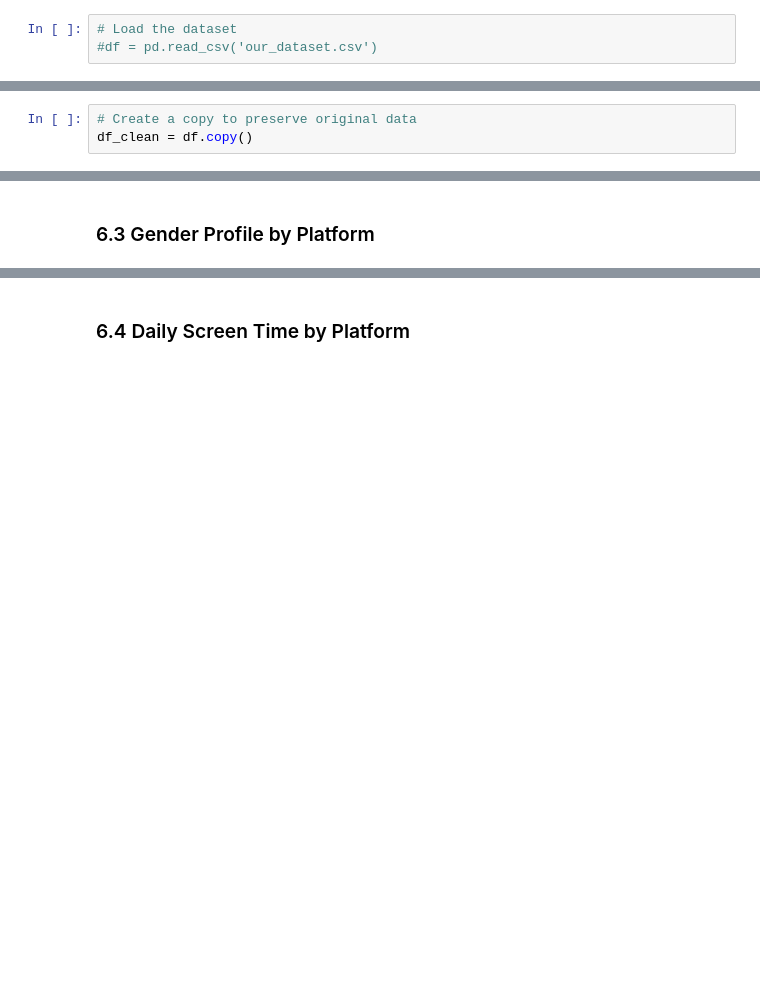
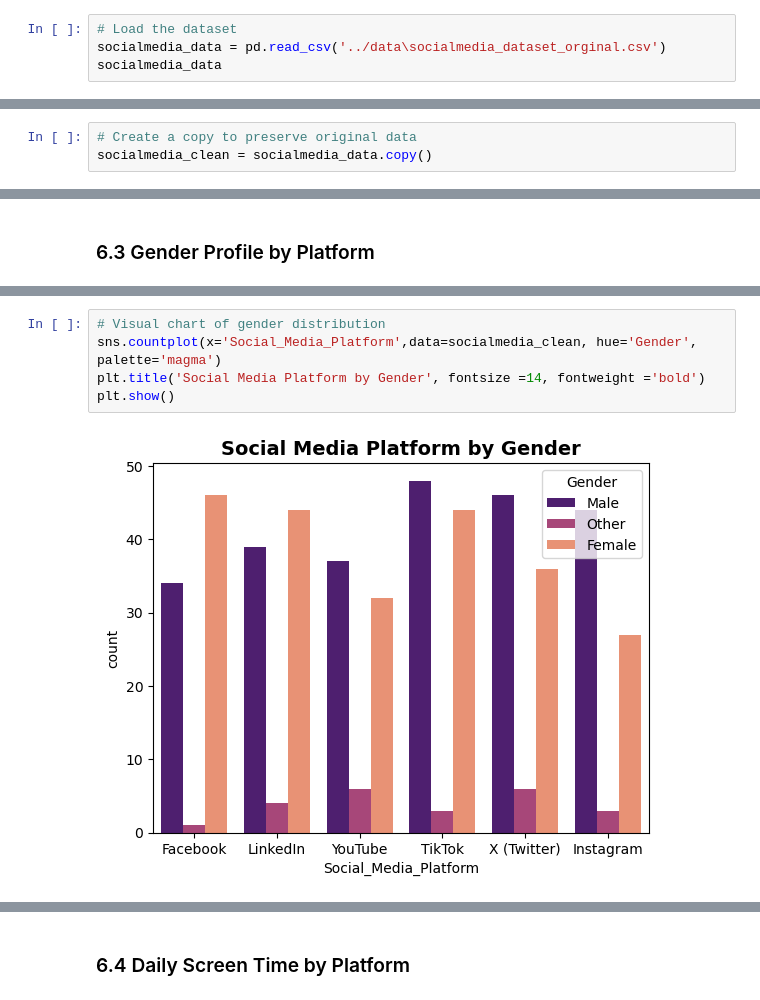
Before and after one commit to miteshbkumar-ship-it/social_mental_health_project, a Jupyter notebook: notebook/social_media_wellbeing_analysis.ipynb, the cells around one changed output, grey strips where cells are left out. Saved outputs shown, nothing was run; the diff lists cells and outputs as text; blank space fills up the shorter version.

```diff
--- a/notebook/social_media_wellbeing_analysis.ipynb
+++ b/notebook/social_media_wellbeing_analysis.ipynb
@@ -32,4 +45,5 @@ import seaborn as sns
 ## 2. Data Loading
 # %%
 # Load the dataset
-#df = pd.read_csv('our_dataset.csv')
+socialmedia_data = pd.read_csv('../data\socialmedia_dataset_orginal.csv')
+socialmedia_data
@@ -72,7 +162,7 @@ Age:
 ### 4.1 Create a Working Copy
 # %%
 # Create a copy to preserve original data
-df_clean = df.copy()
+socialmedia_clean = socialmedia_data.copy()
 # %% [markdown]
 ### 4.2 Create Wellbeing Score Composite
 # %%
@@ -159,0 +312,7 @@ df_working = df_clean.copy() # so you don't mess up the cleaned data
+# %%
+# Visual chart of gender distribution
+sns.countplot(x='Social_Media_Platform',data=socialmedia_clean, hue='Gender', palette='magma')
+plt.title('Social Media Platform by Gender', fontsize =14, fontweight ='bold')
+plt.show()
+# %% [output]
+[figure, added]
```
Also changed, not shown: parts of 37 cells of this notebook.
